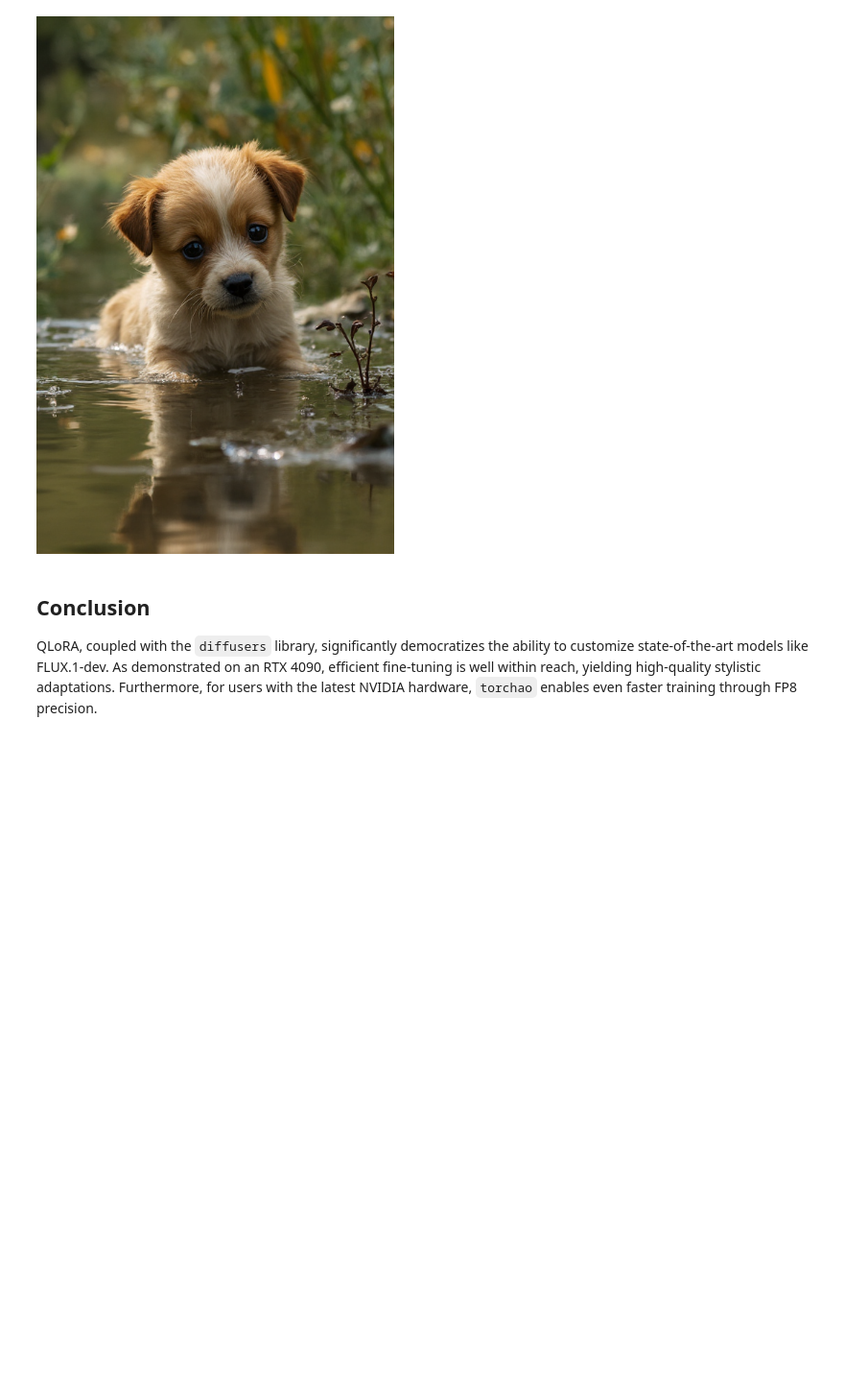
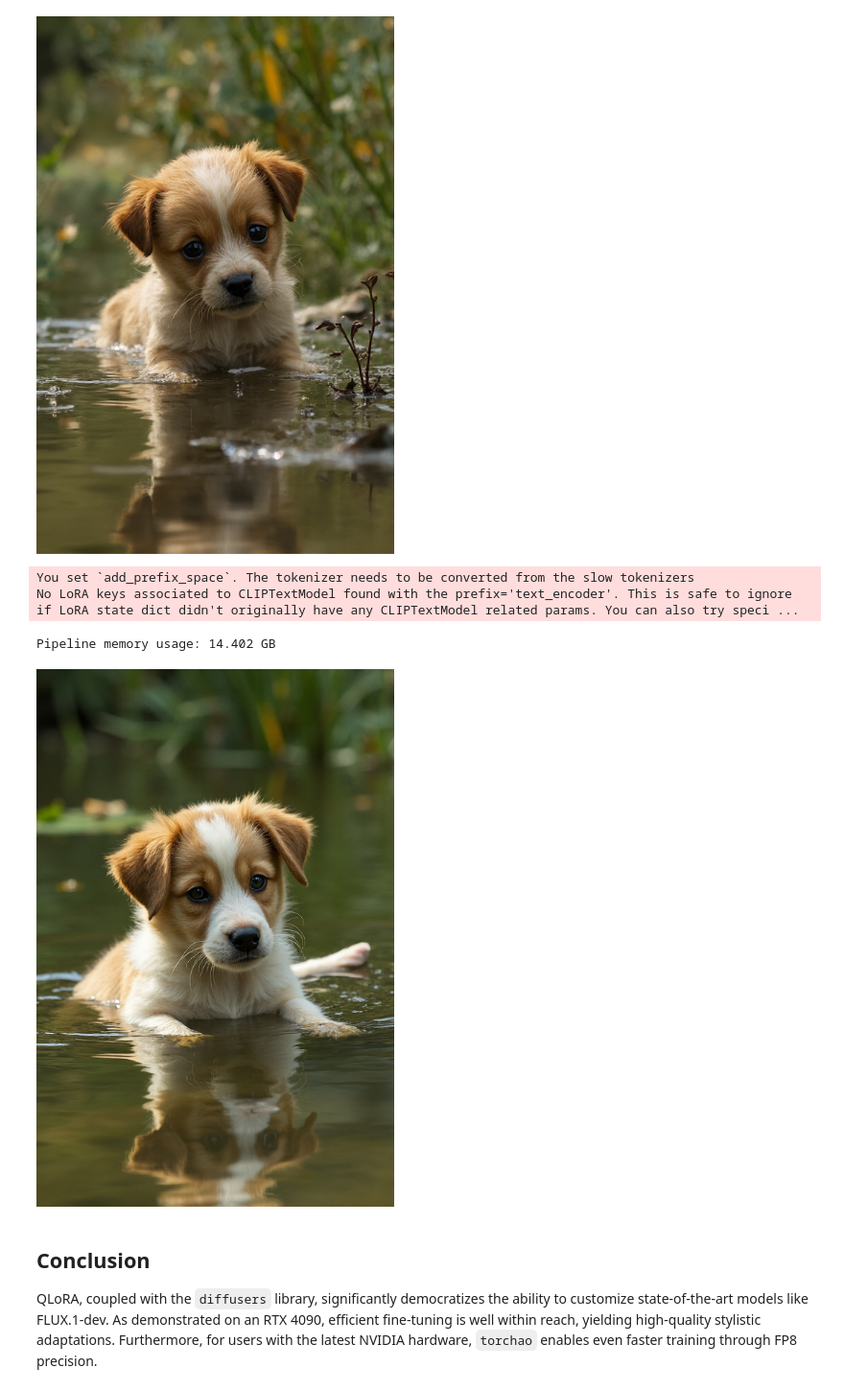
Before and after one commit to DerekLiu35/notebooks, a Jupyter notebook: flux_lora_quant_blogpost.ipynb, the cells around one changed output. Shown at 96% size. Drawn from its saved outputs; the diff is of its cells as text; code cells hidden in the pictures; blank space fills up the shorter version.

```diff
--- a/flux_lora_quant_blogpost.ipynb
+++ b/flux_lora_quant_blogpost.ipynb
@@ -756,6 +756,71 @@ You set `add_prefix_space`. The tokenizer needs to be converted from the slow to
 No LoRA keys associated to CLIPTextModel found with the prefix='text_encoder'. This is safe to ignore if LoRA state dict didn't originally have any CLIPTextModel related params. You can also try speci ...
 Pipeline memory usage: 14.402 GB
 [figure]
+# %%
+from diffusers import FluxPipeline, AutoPipelineForText2Image, FluxTransformer2DModel, BitsAndBytesConfig
+from transformers import T5EncoderModel
+from transformers import BitsAndBytesConfig as TransformersBitsAndBytesConfig
+import torch
+import gc
+
+ckpt_id = "black-forest-labs/FLUX.1-dev"
+lora_path = "alphonse_mucha_lora_flux_nf4"
+fused_transformer_path = "fused_transformer"
+
+bnb_4bit_compute_dtype = torch.float16
+
+nf4_config = BitsAndBytesConfig(
+    load_in_4bit=True,
+    bnb_4bit_quant_type="nf4",
+    bnb_4bit_compute_dtype=bnb_4bit_compute_dtype,
+)
+
+# Load pipeline and fuse LoRA
+transformer = FluxTransformer2DModel.from_pretrained(
+    ckpt_id, subfolder="transformer",
+    quantization_config=nf4_config, torch_dtype=torch.float16
+)
+
+quant_config = TransformersBitsAndBytesConfig(load_in_4bit=True, bnb_4bit_quant_type="nf4", bnb_4bit_compute_dtype=torch.float16)
+
+text_encoder = T5EncoderModel.from_pretrained(ckpt_id, subfolder="text_encoder_2", quantization_config=quant_config, torch_dtype=torch.float16,)
+
+pipeline = FluxPipeline.from_pretrained(
+    ckpt_id,
+    transformer=transformer,
+    text_encoder_2=text_encoder,
+    torch_dtype=bnb_4bit_compute_dtype,
+)
+pipeline.load_lora_weights(lora_path)
+pipeline.fuse_lora()
+pipeline.unload_lora_weights()
+
+del text_encoder
+del transformer
+gc.collect()
+torch.cuda.empty_cache()
+
+pipeline.to("cuda")
+
+prompt = "a puppy in a pond, alphonse mucha style"
+image = pipeline(
+    prompt,
+    num_inference_steps=28,
+    guidance_scale=3.5,
+    height=768,
+    width=512,
+    generator=torch.manual_seed(0)
+).images[0]
+
+print(f"Pipeline memory usage: {torch.cuda.max_memory_reserved() / 1024**3:.3f} GB")
+
+image.save("alphonse_mucha_merged.png")
+image
+# %% [output]
+You set `add_prefix_space`. The tokenizer needs to be converted from the slow tokenizers
+No LoRA keys associated to CLIPTextModel found with the prefix='text_encoder'. This is safe to ignore if LoRA state dict didn't originally have any CLIPTextModel related params. You can also try speci ...
+Pipeline memory usage: 14.402 GB
+[figure, added]
 # %% [markdown]
 ## Conclusion
 
```
